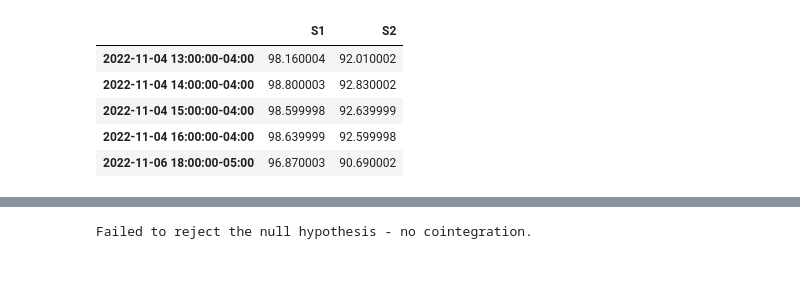
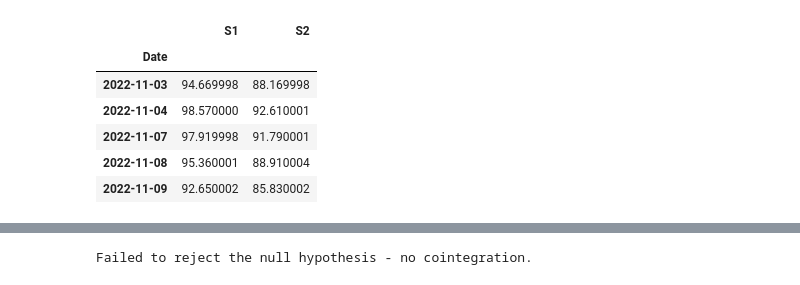
Before and after one commit to webclinic017/trading-40, a Jupyter notebook: algo/mean_reversion/trade_strat_mr_ou_process_2_pnl.ipynb, the cells around one changed output, grey strips where cells are left out. Saved outputs shown, nothing was run; the diff lists cells and outputs as text; code cells hidden in the pictures.

```diff
--- a/algo/mean_reversion/trade_strat_mr_ou_process_2_pnl.ipynb
+++ b/algo/mean_reversion/trade_strat_mr_ou_process_2_pnl.ipynb
@@ -14,10 +14,8 @@ from etl.yfinance_data import get_pairs_data
 
 sns.set_style("darkgrid")
 # %%
-today = date.today()
-end_date = today.strftime("%Y-%m-%d")
-
-interval = "1h"
+# interval = "1h"
+interval = "1d"
 interval_map = {
     "1m": timedelta(minutes=60*24*7),
     # "1h": timedelta(hours=24*23*10),
@@ -37,11 +35,12 @@ num_test = test_size_map[interval]
 # Let one unit of time be equivalent to one step in the data. TODO: later - clean data to rm. discontinuities (weekends etc.).
 dt = 1
 
-start_date = (today - interval_map[interval]).strftime("%Y-%m-%d")
-
-# Works well, but WTI is physically settled. QM = mini CL, cash settled.
 ticker1 = "BZ=F"
 ticker2 = "CL=F"
+
+today = date.today()
+end_date = today.strftime("%Y-%m-%d")
+start_date = (today - interval_map[interval]).strftime("%Y-%m-%d")
 df_raw = get_pairs_data(ticker1, ticker2, start_date, end_date, interval)
 
 print(f"\nDates Requested: {start_date} to {end_date}")
@@ -57,8 +56,9 @@ Dates Received: 2022-08-08 19:00:00-04:00 to 2022-11-06 18:00:00-05:00
 |  | S1 | S2 |
-| 2022-11-04 13:00:00-04:00 | 98.160004 | 92.010002 |
-| 2022-11-04 14:00:00-04:00 | 98.800003 | 92.830002 |
-| 2022-11-04 15:00:00-04:00 | 98.599998 | 92.639999 |
-| 2022-11-04 16:00:00-04:00 | 98.639999 | 92.599998 |
-| 2022-11-06 18:00:00-05:00 | 96.870003 | 90.690002 |
+| Date |  |  |
+| 2022-11-03 | 94.669998 | 88.169998 |
+| 2022-11-04 | 98.570000 | 92.610001 |
+| 2022-11-07 | 97.919998 | 91.790001 |
+| 2022-11-08 | 95.360001 | 88.910004 |
+| 2022-11-09 | 92.650002 | 85.830002 |
 # %%
 df_raw["mode"] = "train"
```
Also changed, not shown: parts of 17 cells of this notebook.
